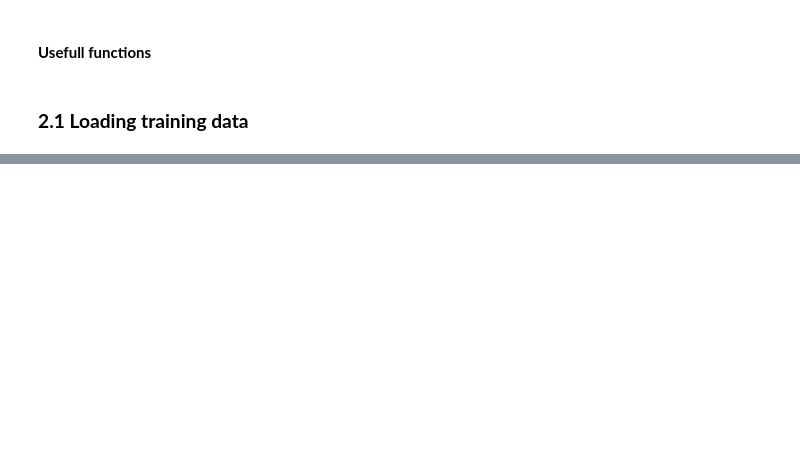
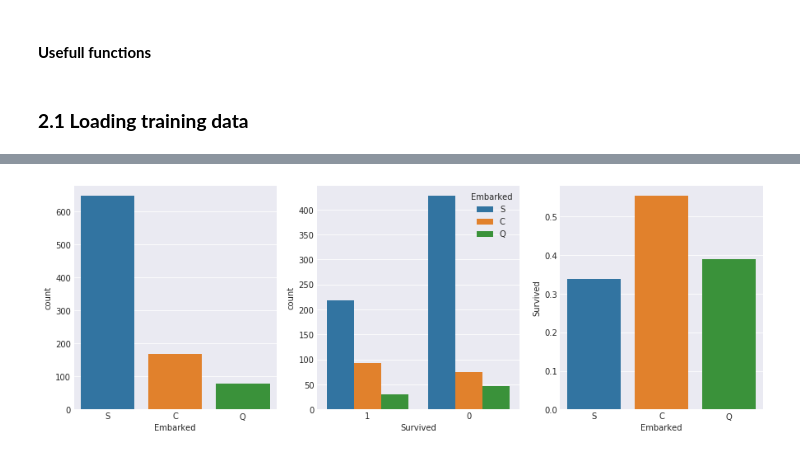
Before and after one commit to willianmrs/kaggle_titanic, a Jupyter notebook: exploration.ipynb, the cells around one changed output, grey strips where cells are left out. Drawn from its saved outputs; the diff is of its cells as text; code cells hidden in the pictures; blank space fills up the shorter version.

Commit message:
Exploration improvements
- Analysis of Age, Embarked and Family variables.wq

```diff
--- a/exploration.ipynb
+++ b/exploration.ipynb
@@ -104,0 +117,16 @@ test.head()
+# %%
+# Embarked
+
+# only in titanic_df, fill the two missing values with the most occurred value, which is "S".
+df_train["Embarked"] = df_train["Embarked"].fillna("S")
+
+fig, (axis1,axis2,axis3) = plt.subplots(1,3,figsize=(15,5))
+
+sns.countplot(x='Embarked', data=df_train, ax=axis1)
+sns.countplot(x='Survived', hue="Embarked", data=df_train, order=[1,0], ax=axis2)
+
+# group by embarked, and get the mean for survived passengers for each value in Embarked
+embark_perc = df_train[["Embarked", "Survived"]].groupby(['Embarked'],as_index=False).mean()
+_ = sns.barplot(x='Embarked', y='Survived', data=embark_perc, order=['S','C','Q'],ax=axis3)
+# %% [output]
+[figure, added]
```
Also changed, not shown: parts of 12 cells of this notebook.
